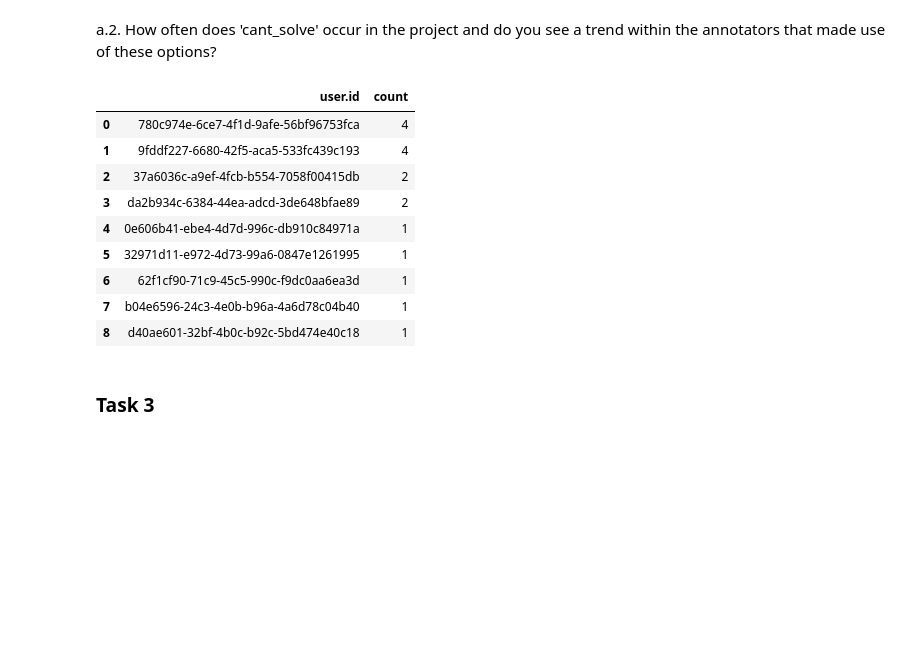
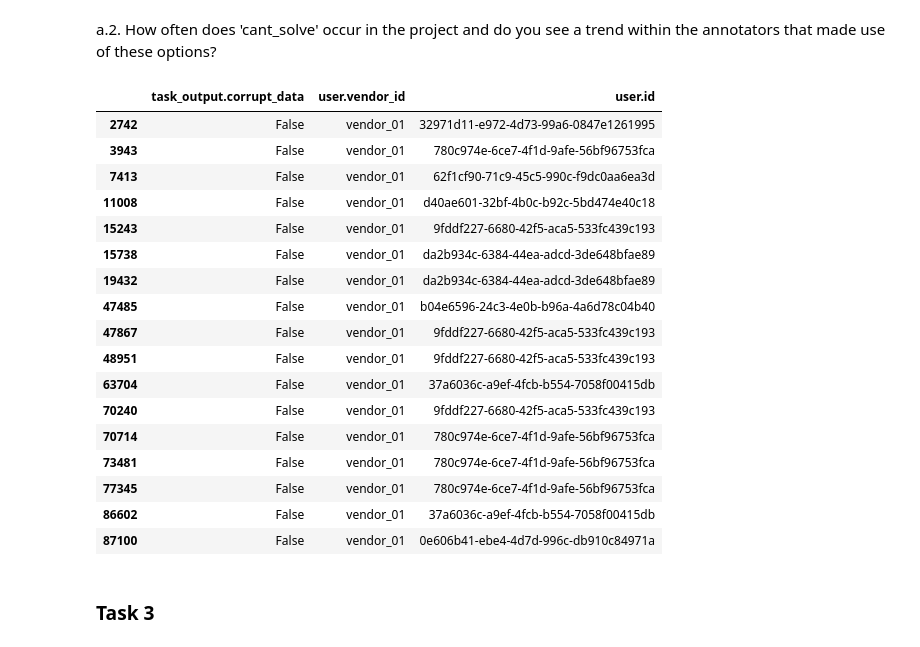
Before and after one commit to beigifahimeh/quality_match, a Jupyter notebook: notebooks/quality_match_solution.ipynb, the cells around one changed output. Saved outputs shown, nothing was run; the diff lists cells and outputs as text; code cells hidden in the pictures; blank space fills up the shorter version.

```diff
--- a/notebooks/quality_match_solution.ipynb
+++ b/notebooks/quality_match_solution.ipynb
@@ -7,7 +7,7 @@ from quality_match.types import TaskInput, TaskOutput, Answer
 
 
 REFERENCES_DATA_PATH = '../data/references.json'
-(ANONYMIZED_PROJECT_DATA_PATH) = '../data/anonymized_project.json'
+ANONYMIZED_PROJECT_DATA_PATH = '../data/anonymized_project.json'
 
 def get_answer_disagree_score(task_output: TaskOutput) -> int:
     ans_map = {Answer.NO: -1, Answer.YES: 1, Answer.EMPTY: 0}
@@ -35,7 +35,7 @@ def load_normalized_data():
 
     data = pd.json_normalize(records)
 
-    data.loc[data['task_output.duration_ms'] < 0, "task_output.duration_ms"] = 0
+    data.loc[data['task_output.duration_ms'] <= 0, "task_output.duration_ms"] = 0
     data.astype({'task_output.duration_ms': 'int64'})
 
     return data, references
@@ -144,19 +150,28 @@ c1.groupby("user.id").agg(count=('user.id', 'count')).sort_values('count', ascen
 # %% [markdown]
 a.2. How often does 'cant_solve'  occur in the project and do you see a trend within the annotators that made use of these options?
 # %%
-s1 = data[data['task_output.cant_solve'] == True]
-s1.groupby("user.id").agg(count=('user.id', 'count')).sort_values('count', ascending=False).reset_index()
+cant_solve = data[data['task_output.cant_solve'] == True]
+cant_solve[['task_output.corrupt_data', 'user.vendor_id', 'user.id']]
+#cant_solve.groupby("user.id").agg(count=('user.id', 'count')).sort_values('count', ascending=False).reset_index()
 # %% [output]
-|  | user.id | count |
-| 0 | 780c974e-6ce7-4f1d-9afe-56bf96753fca | 4 |
-| 1 | 9fddf227-6680-42f5-aca5-533fc439c193 | 4 |
-| 2 | 37a6036c-a9ef-4fcb-b554-7058f00415db | 2 |
-| 3 | da2b934c-6384-44ea-adcd-3de648bfae89 | 2 |
-| 4 | 0e606b41-ebe4-4d7d-996c-db910c84971a | 1 |
-| 5 | 32971d11-e972-4d73-99a6-0847e1261995 | 1 |
-| 6 | 62f1cf90-71c9-45c5-990c-f9dc0aa6ea3d | 1 |
-| 7 | b04e6596-24c3-4e0b-b96a-4a6d78c04b40 | 1 |
-| 8 | d40ae601-32bf-4b0c-b92c-5bd474e40c18 | 1 |
+|  | task_output.corrupt_data | user.vendor_id | user.id |
+| 2742 | False | vendor_01 | 32971d11-e972-4d73-99a6-0847e1261995 |
+| 3943 | False | vendor_01 | 780c974e-6ce7-4f1d-9afe-56bf96753fca |
+| 7413 | False | vendor_01 | 62f1cf90-71c9-45c5-990c-f9dc0aa6ea3d |
+| 11008 | False | vendor_01 | d40ae601-32bf-4b0c-b92c-5bd474e40c18 |
+| 15243 | False | vendor_01 | 9fddf227-6680-42f5-aca5-533fc439c193 |
+| 15738 | False | vendor_01 | da2b934c-6384-44ea-adcd-3de648bfae89 |
+| 19432 | False | vendor_01 | da2b934c-6384-44ea-adcd-3de648bfae89 |
+| 47485 | False | vendor_01 | b04e6596-24c3-4e0b-b96a-4a6d78c04b40 |
+| 47867 | False | vendor_01 | 9fddf227-6680-42f5-aca5-533fc439c193 |
+| 48951 | False | vendor_01 | 9fddf227-6680-42f5-aca5-533fc439c193 |
+| 63704 | False | vendor_01 | 37a6036c-a9ef-4fcb-b554-7058f00415db |
+| 70240 | False | vendor_01 | 9fddf227-6680-42f5-aca5-533fc439c193 |
+| 70714 | False | vendor_01 | 780c974e-6ce7-4f1d-9afe-56bf96753fca |
+| 73481 | False | vendor_01 | 780c974e-6ce7-4f1d-9afe-56bf96753fca |
+| 77345 | False | vendor_01 | 780c974e-6ce7-4f1d-9afe-56bf96753fca |
+| 86602 | False | vendor_01 | 37a6036c-a9ef-4fcb-b554-7058f00415db |
+| 87100 | False | vendor_01 | 0e606b41-ebe4-4d7d-996c-db910c84971a |
 # %% [markdown]
 ### Task 3
 # %% [markdown]
```
Also changed, not shown: parts of 14 cells of this notebook.
